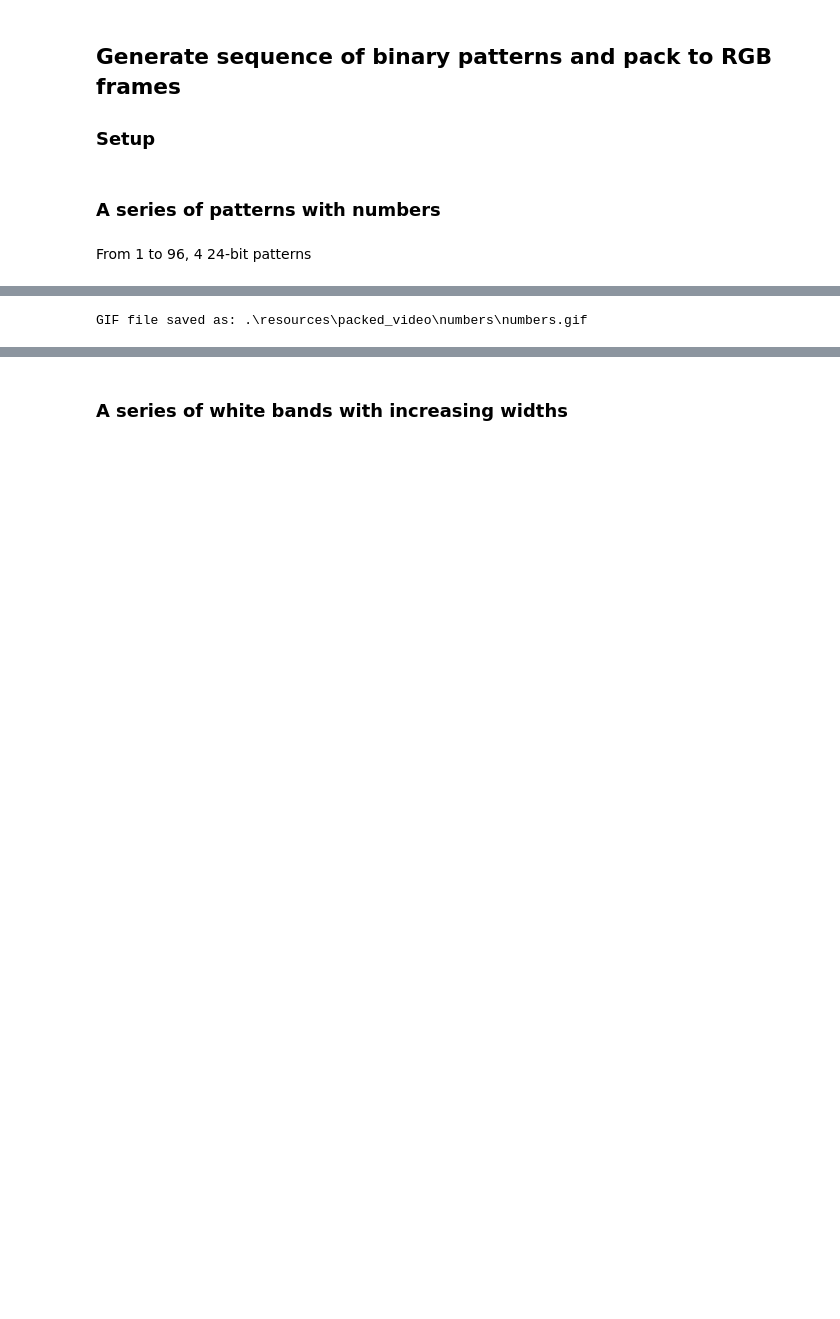
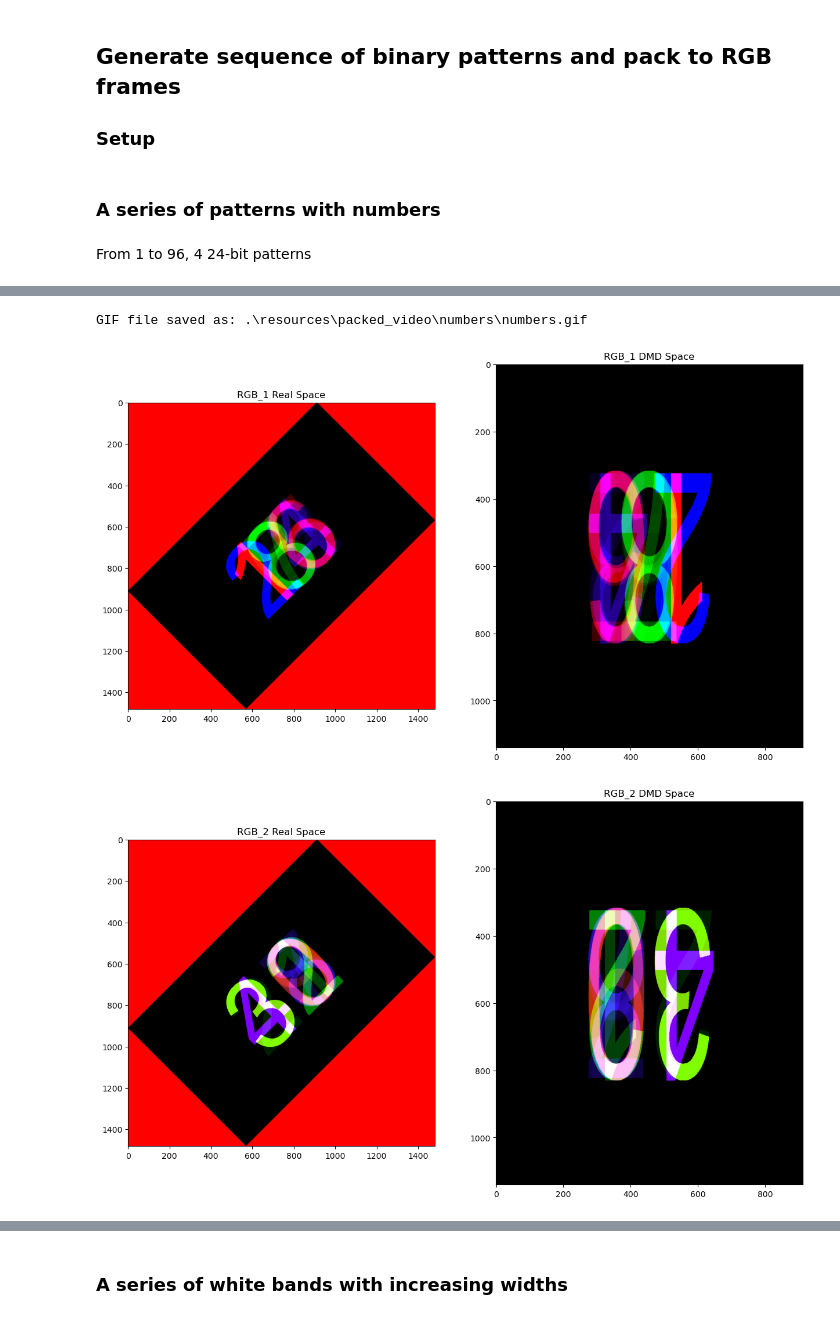
Before and after one commit to ChinLabQMS/DMD-pattern-generator, a Jupyter notebook: DMD_sequence_generation.ipynb, the cells around one changed output, grey strips where cells are left out. Cells and saved outputs as stored; diff of their text form; code cells hidden in the pictures; blank space fills up the shorter version.

```diff
--- a/DMD_sequence_generation.ipynb
+++ b/DMD_sequence_generation.ipynb
@@ -12,12 +12,18 @@ painter = Painter()
 From 1 to 96, 4 24-bit patterns
 # %%
 sequence = BinarySequence(96)
-for i in range(96): sequence.drawPatternOnFrame(i, painter.drawText(str(i+1)), color=1)
+for i in range(96):
+    sequence.drawPatternOnFrame(i, painter.drawText(str(i+1)), color=1)
 sequence.displayBinaryFrames()
 sequence.saveSequenceToGIF(save_dir + '/packed_video/numbers/', 'numbers')
+sequence.packFramesToColor()
+sequence.displayRGBFrames()
+sequence.saveRGBFrames(save_dir + '/packed_video/numbers/', 'numbers', save_last_black=True)
 # %% [output]
 [figure]
 [figure]
 [figure]
 [figure]
 GIF file saved as: .\resources\packed_video\numbers\numbers.gif
+[figure, added]
+[figure, added]
```
Also changed, not shown: parts of 8 cells of this notebook, 2 other files.
